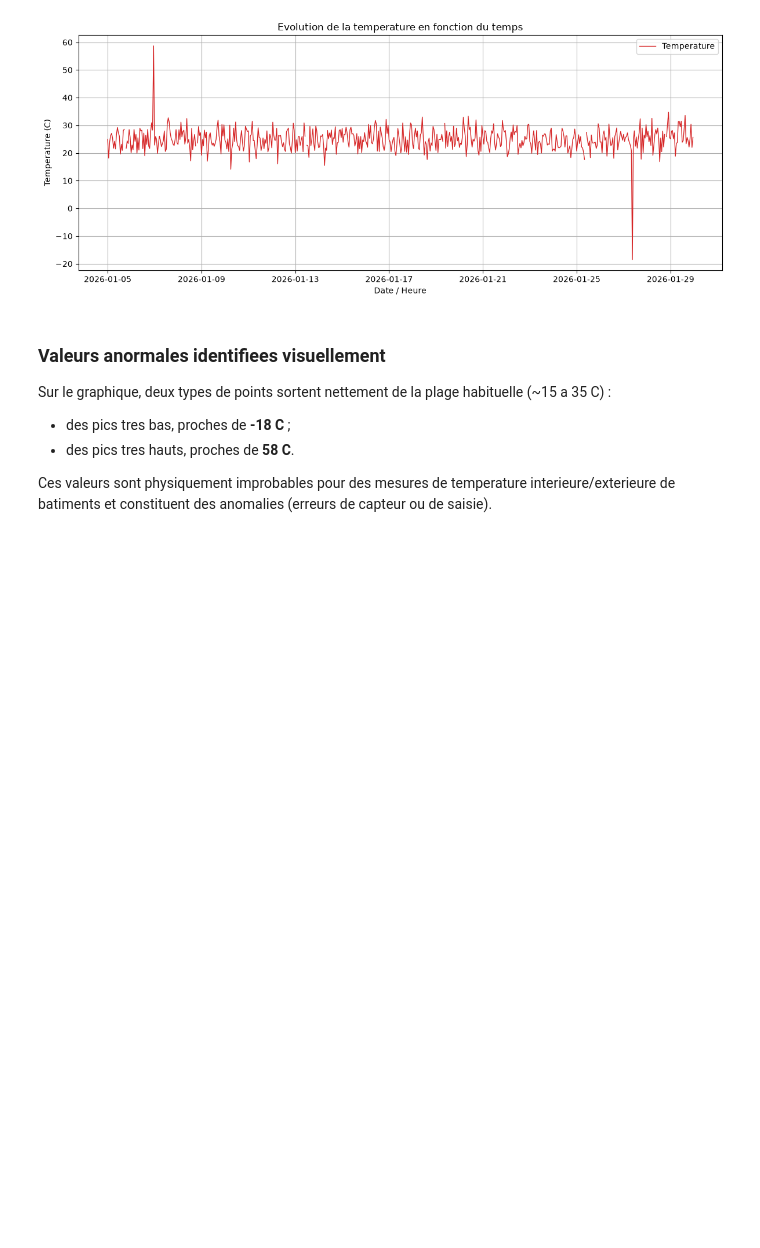
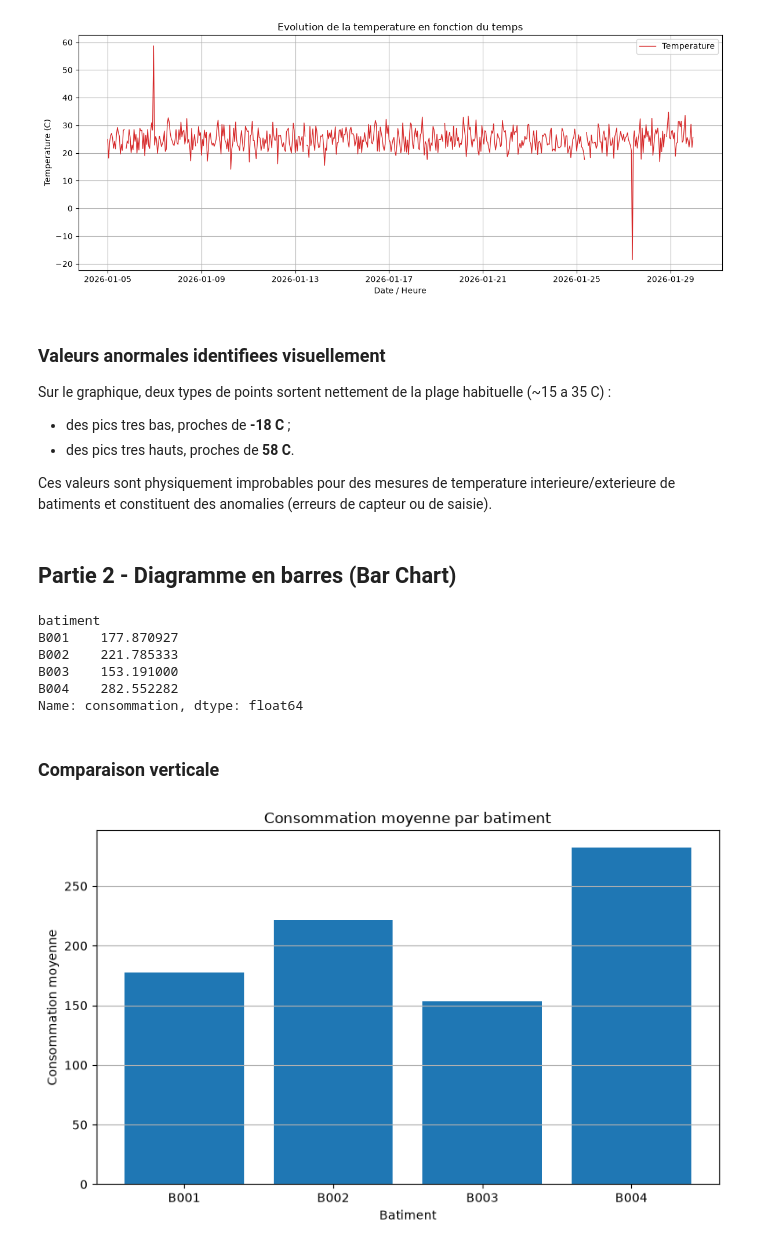
Before and after one commit to maigadems/atelier_matplotlib_iot, a Jupyter notebook: notebooks/atelier_matplotlib_iot.ipynb, the cells around one changed output. Saved outputs shown, nothing was run; the diff lists cells and outputs as text; code cells hidden in the pictures; blank space fills up the shorter version.

Commit message:
Tracer des Diagramme en barres

```diff
--- a/notebooks/atelier_matplotlib_iot.ipynb
+++ b/notebooks/atelier_matplotlib_iot.ipynb
@@ -49,3 +49,30 @@ Sur le graphique, deux types de points sortent nettement de la plage habituelle
 - des pics tres hauts, proches de **58 C**.
 
 Ces valeurs sont physiquement improbables pour des mesures de temperature interieure/exterieure de batiments et constituent des anomalies (erreurs de capteur ou de saisie).
+# %% [markdown]
+## Partie 2 - Diagramme en barres (Bar Chart)
+# %%
+consommation_batiment = df.groupby("batiment")["consommation"].mean().sort_index()
+consommation_batiment
+# %% [output]
+batiment
+B001    177.870927
+B002    221.785333
+B003    153.191000
+B004    282.552282
+Name: consommation, dtype: float64
+# %% [markdown]
+### Comparaison verticale
+# %%
+plt.figure(figsize=(8, 5))
+plt.bar(consommation_batiment.index, consommation_batiment.values, color="tab:blue")
+
+plt.title("Consommation moyenne par batiment")
+plt.xlabel("Batiment")
+plt.ylabel("Consommation moyenne")
+plt.grid(axis="y")
+
+plt.tight_layout()
+plt.show()
+# %% [output]
+[figure, added]
```
Also changed, not shown: parts of 3 cells of this notebook, 1 other file.
